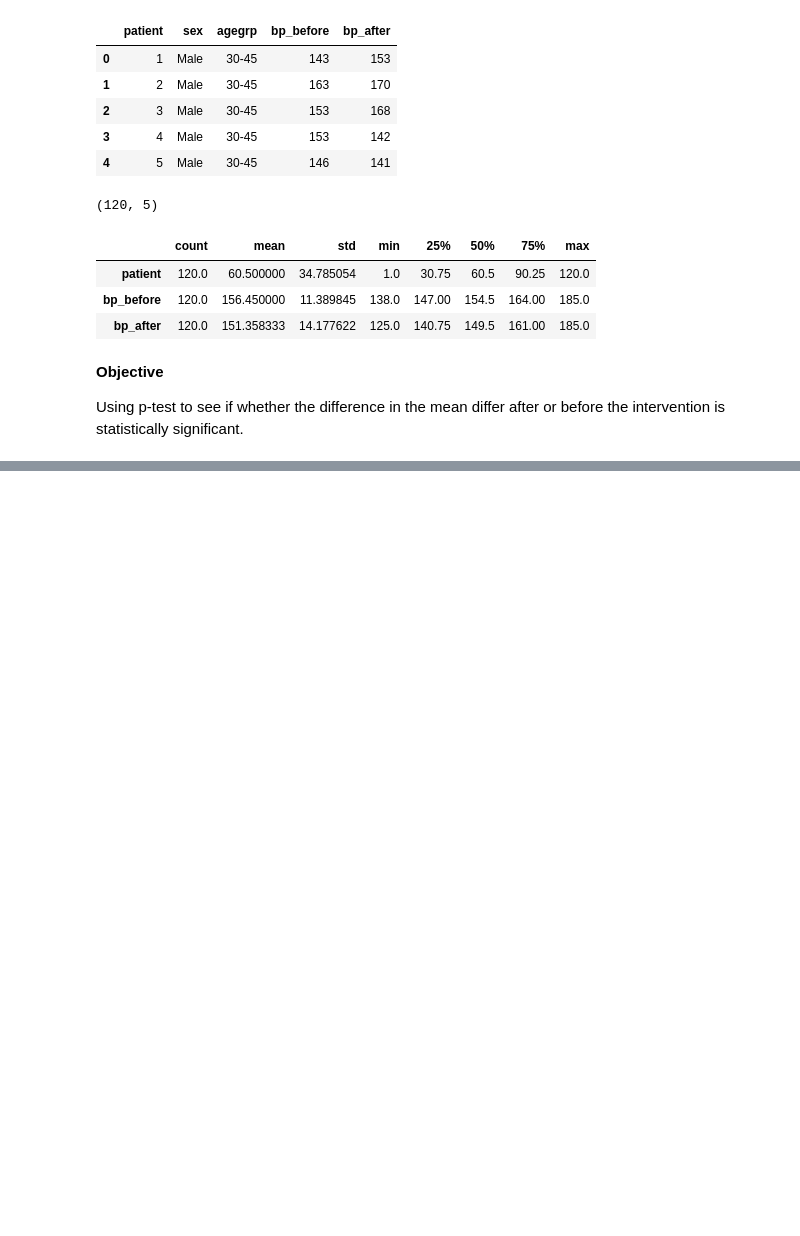
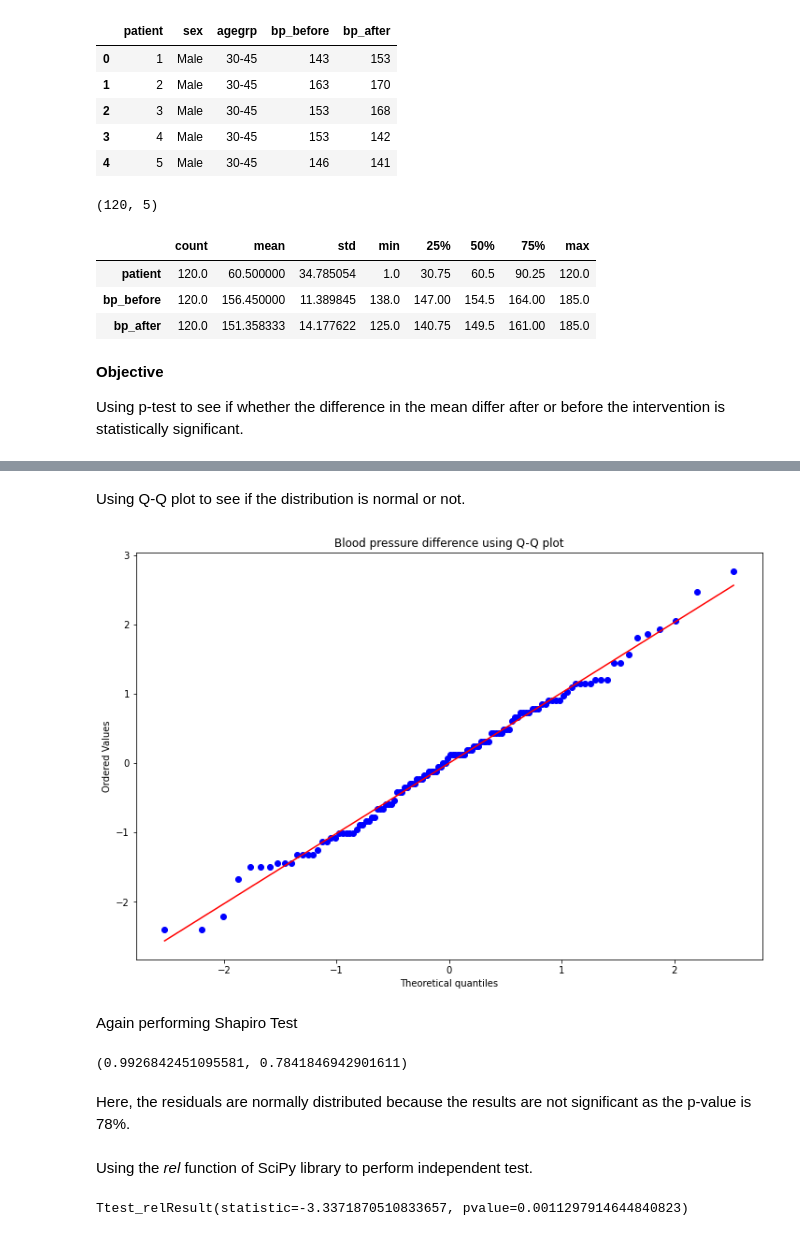
Before and after one commit to Crazz-Zaac/hypothesis-testing-python, a Jupyter notebook: PairedDifferenceT-test.ipynb, the cells around one changed output, grey strips where cells are left out. Cells and saved outputs as stored; diff of their text form; code cells hidden in the pictures; blank space fills up the shorter version.

```diff
--- a/PairedDifferenceT-test.ipynb
+++ b/PairedDifferenceT-test.ipynb
@@ -39,0 +68,23 @@ bp_reading[['bp_before', 'bp_after']].boxplot9
+# %% [markdown]
+Using Q-Q plot to see if the distribution is normal or not.
+# %%
+plt.figure(figsize=(12, 8))
+stats.probplot(bp_reading['bp_diff'], plot=plt)
+plt.title('Blood pressure difference using Q-Q plot')
+plt.show()
+# %% [output]
+[figure, added]
+# %% [markdown]
+Again performing Shapiro Test
+# %%
+stats.shapiro(bp_reading['bp_diff'])
+# %% [output]
+(0.9926842451095581, 0.7841846942901611)
+# %% [markdown]
+Here, the residuals are normally distributed because the results are not significant as the p-value is 78%.
+# %% [markdown]
+Using the *rel* function of SciPy library to perform independent test.
+# %%
+stats.ttest_rel(bp_reading['bp_after'], bp_reading['bp_before'])
+# %% [output]
+Ttest_relResult(statistic=-3.3371870510833657, pvalue=0.0011297914644840823)
```
Also changed, not shown: parts of 9 cells of this notebook, 1 other file.
